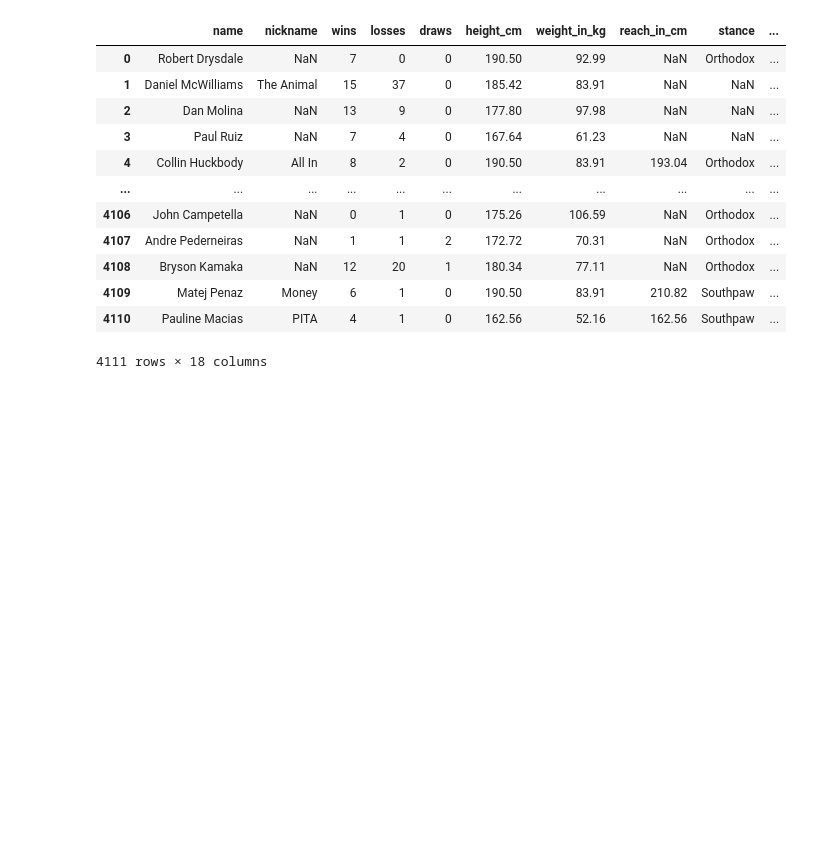
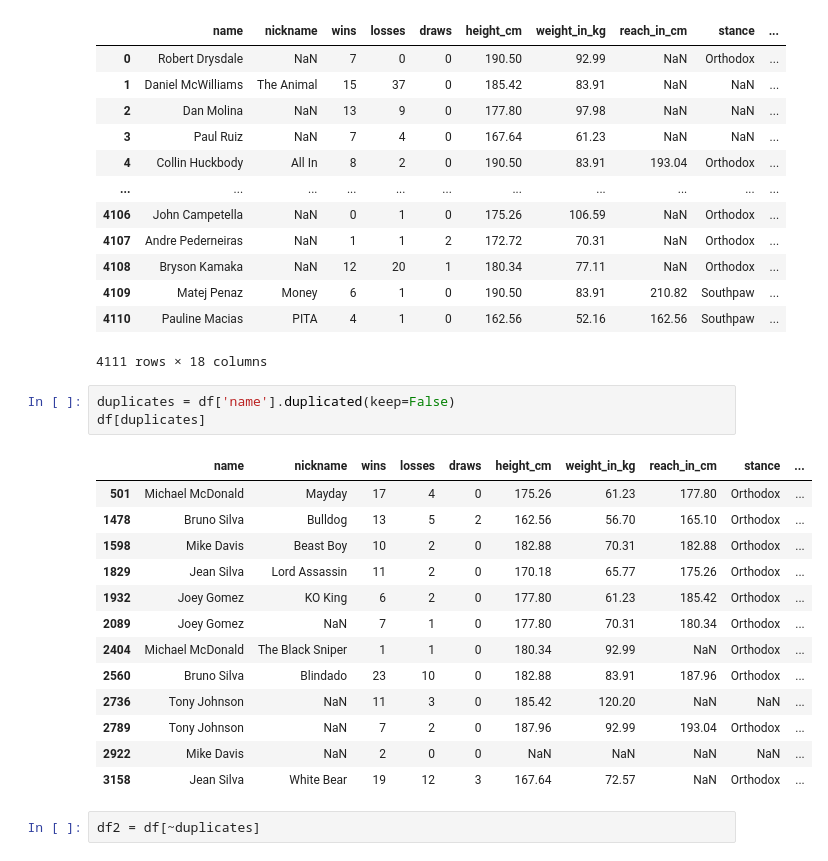
Before and after one commit to theRomansky/ufc-fighter-analytics, a Jupyter notebook: notebooks/main_notebook.ipynb, the cells around one changed output. Saved outputs shown, nothing was run; the diff lists cells and outputs as text; blank space fills up the shorter version.

```diff
--- a/notebooks/main_notebook.ipynb
+++ b/notebooks/main_notebook.ipynb
@@ -17,3 +21,22 @@ df
 | 4109 | Matej Penaz | Money | 6 | 1 | 0 | 190.50 | 83.91 | 210.82 | Southpaw | ... |
 | 4110 | Pauline Macias | PITA | 4 | 1 | 0 | 162.56 | 52.16 | 162.56 | Southpaw | ... |
 4111 rows × 18 columns
+# %%
+duplicates = df['name'].duplicated(keep=False)
+df[duplicates]
+# %% [output]
+|  | name | nickname | wins | losses | draws | height_cm | weight_in_kg | reach_in_cm | stance | ... |
+| 501 | Michael McDonald | Mayday | 17 | 4 | 0 | 175.26 | 61.23 | 177.80 | Orthodox | ... |
+| 1478 | Bruno Silva | Bulldog | 13 | 5 | 2 | 162.56 | 56.70 | 165.10 | Orthodox | ... |
+| 1598 | Mike Davis | Beast Boy | 10 | 2 | 0 | 182.88 | 70.31 | 182.88 | Orthodox | ... |
+| 1829 | Jean Silva | Lord Assassin | 11 | 2 | 0 | 170.18 | 65.77 | 175.26 | Orthodox | ... |
+| 1932 | Joey Gomez | KO King | 6 | 2 | 0 | 177.80 | 61.23 | 185.42 | Orthodox | ... |
+| 2089 | Joey Gomez | NaN | 7 | 1 | 0 | 177.80 | 70.31 | 180.34 | Orthodox | ... |
+| 2404 | Michael McDonald | The Black Sniper | 1 | 1 | 0 | 180.34 | 92.99 | NaN | Orthodox | ... |
+| 2560 | Bruno Silva | Blindado | 23 | 10 | 0 | 182.88 | 83.91 | 187.96 | Orthodox | ... |
+| 2736 | Tony Johnson | NaN | 11 | 3 | 0 | 185.42 | 120.20 | NaN | NaN | ... |
+| 2789 | Tony Johnson | NaN | 7 | 2 | 0 | 187.96 | 92.99 | 193.04 | Orthodox | ... |
+| 2922 | Mike Davis | NaN | 2 | 0 | 0 | NaN | NaN | NaN | NaN | ... |
+| 3158 | Jean Silva | White Bear | 19 | 12 | 3 | 167.64 | 72.57 | NaN | Orthodox | ... |
+# %%
+df2 = df[~duplicates]
```
Also changed, not shown: parts of 9 cells of this notebook.
